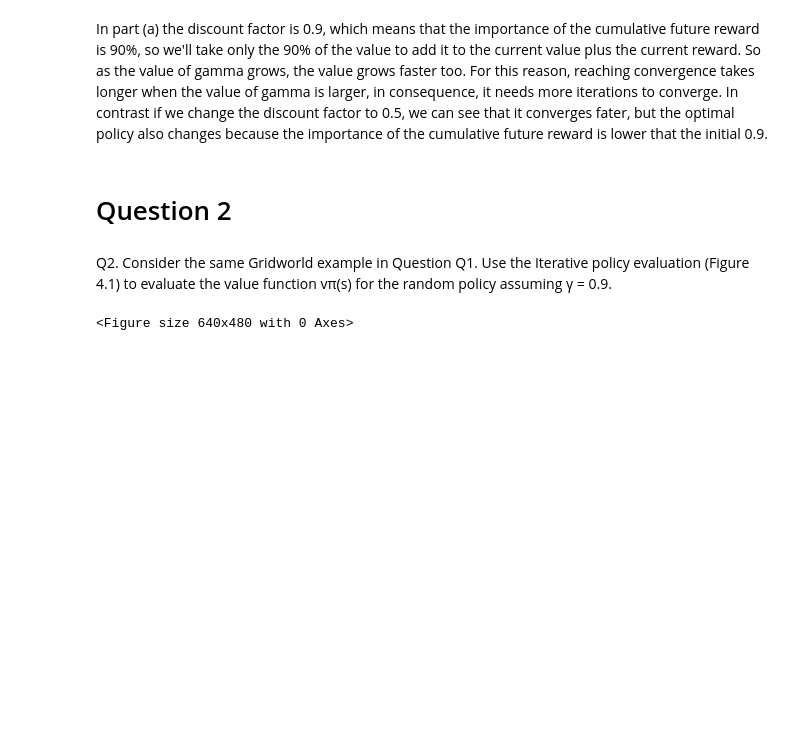
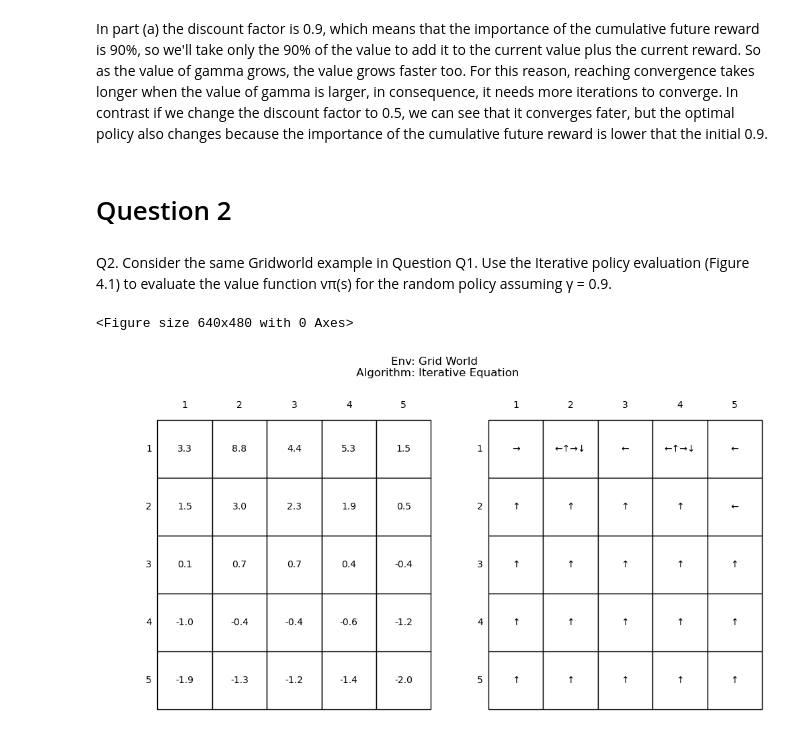
Before and after one commit to ArianaVillegas/ECE495-595, a Jupyter notebook: hw3.ipynb, the cells around one changed output. Cells and saved outputs as stored; diff of their text form; code cells hidden in the pictures; blank space fills up the shorter version.

```diff
--- a/hw3.ipynb
+++ b/hw3.ipynb
@@ -61,6 +54,8 @@ In part (a) the discount factor is 0.9, which means that the importance of the c
 # %% [markdown]
 Q2. Consider the same Gridworld example in Question Q1. Use the Iterative policy evaluation (Figure 4.1) to evaluate the value function vπ(s) for the random policy assuming γ = 0.9.
 # %%
-tester.test_grid_world(iterative=True, Policy=Bellman, gamma=0.9)
+algo = IterativeBellman(env)
+tester.test(algo, gamma=0.9)
 # %% [output]
 <Figure size 640x480 with 0 Axes>
+[figure, added]
```
Also changed, not shown: parts of 6 cells of this notebook, 8 other files.
